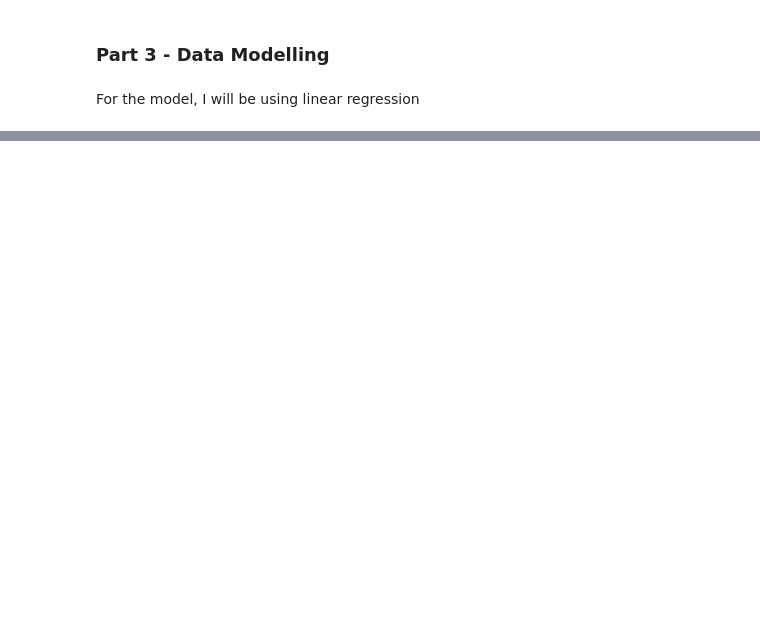
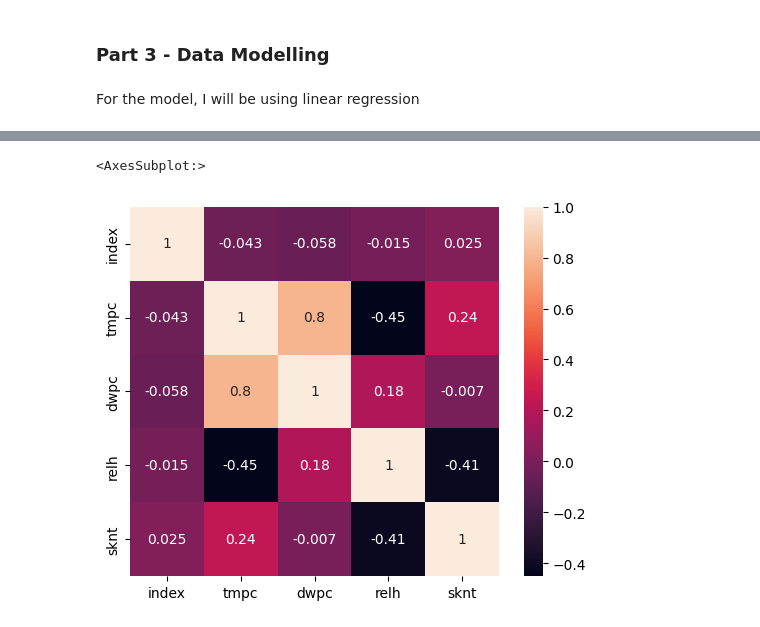
Before and after one commit to doko37/MSA_Phase2, a Jupyter notebook: data-science/workbook.ipynb, the cells around one changed output, grey strips where cells are left out. Cells and saved outputs as stored; diff of their text form; code cells hidden in the pictures; blank space fills up the shorter version.

```diff
--- a/data-science/workbook.ipynb
+++ b/data-science/workbook.ipynb
@@ -255,0 +275,5 @@ Prediction for 1 month in the future: [79.39377129]
+# %%
+sns.heatmap(dataset.corr(), annot=True, square=True)
+# %% [output]
+<AxesSubplot:>
+[figure, added]
```
Also changed, not shown: parts of 13 cells of this notebook.
